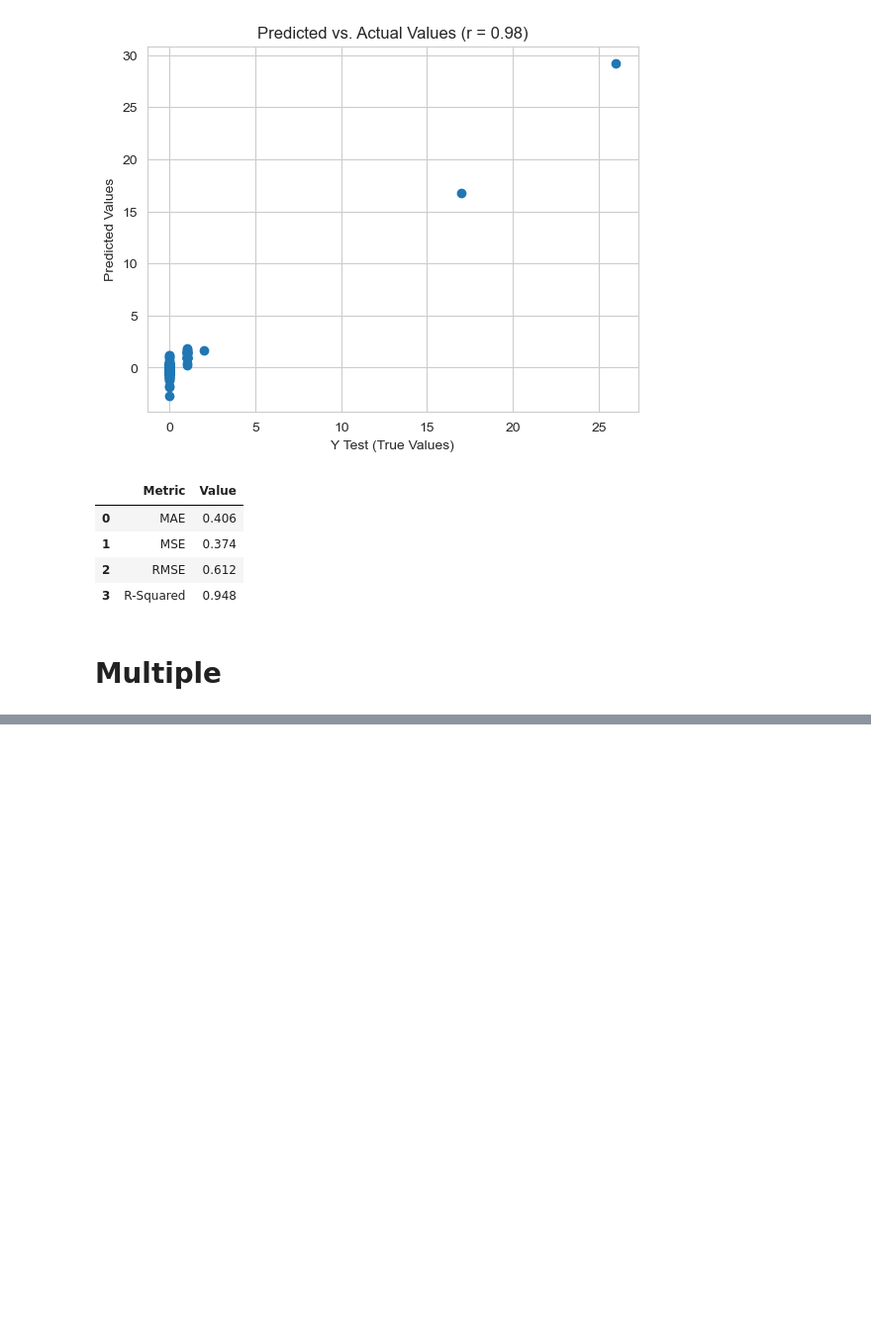
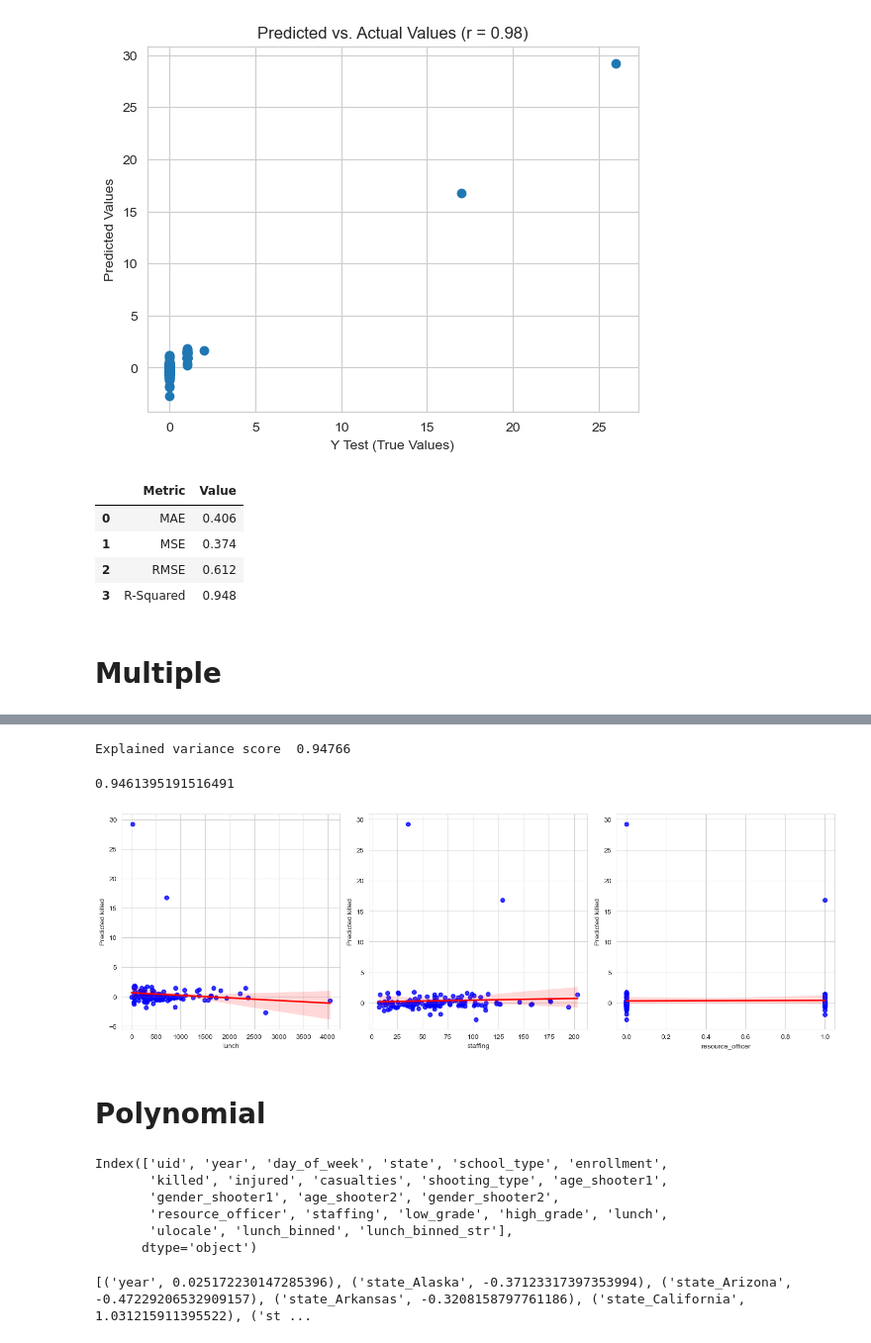
Before and after one commit to AhmadAlkaseb/BI, a Jupyter notebook: MiniProjekt3/Data/MiniProjekt3v1.ipynb, the cells around one changed output, grey strips where cells are left out. Shown at 99% size. Cells and saved outputs as stored; diff of their text form; code cells hidden in the pictures; blank space fills up the shorter version.

```diff
--- a/MiniProjekt3/Data/MiniProjekt3v1.ipynb
+++ b/MiniProjekt3/Data/MiniProjekt3v1.ipynb
@@ -468,3 +487,9 @@ metrics_df
 | 3 | R-Squared | 0.948 |
 # %% [markdown]
 # Multiple
+# %%
+# create a model
+linreg = LinearRegression()
+
+# fit the model to our training data
+linreg.fit(X_train, y_train)
@@ -470,0 +527,3 @@ metrics_df
+# %%
+# make predictions on the testing set
+y_predicted = linreg.predict(X_test)
@@ -470,0 +550,59 @@ metrics_df
+# %%
+import sklearn.metrics as sm
+
+# Explained variance (1 would be the best prediction)
+eV = round(sm.explained_variance_score(y_test, y_predicted), 6)
+print('Explained variance score ',eV )
+# %% [output]
+Explained variance score  0.94766
+# %%
+# R-squared
+r2_score(y_test, y_predicted)
+# %% [output]
+0.9461395191516491
+# %%
+features = ['lunch', 'staffing', 'resource_officer']
+plt.figure(figsize=(15, 5))
+for i, feature in enumerate(features):
+    plt.subplot(1, len(features), i + 1)
+    sns.regplot(x=X_test[feature], y=y_predicted, scatter_kws={'color': 'blue'}, line_kws={'color': 'red'})
+    plt.xlabel(feature)
+    plt.ylabel('Predicted killed')
+plt.tight_layout()
+plt.show()
+# %% [output]
+[figure, added]
+# %% [markdown]
+# Polynomial
+# %%
+df.columns
+# %% [output]
+Index(['uid', 'year', 'day_of_week', 'state', 'school_type', 'enrollment',
+       'killed', 'injured', 'casualties', 'shooting_type', 'age_shooter1',
+       'gender_shooter1', 'age_shooter2', 'gender_shooter2',
+       'resource_officer', 'staffing', 'low_grade', 'high_grade', 'lunch',
+       'ulocale', 'lunch_binned', 'lunch_binned_str'],
+      dtype='object')
+# %%
+
+# Group by the features you're interested in and count the number of shootings
+data_grouped = df.groupby(['state', 'school_type', 'year']).size().reset_index(name='num_shootings')
+
+# Define X and y
+X = data_grouped[['state', 'school_type', 'year']]  # Independent variables
+y = data_grouped['num_shootings']  # Dependent variable, number of shootings
+
+# One-hot encode categorical variables like 'state' and 'school_type'
+X = pd.get_dummies(X, columns=['state', 'school_type'], drop_first=True)
+
+# Split the data
+X_train, X_test, y_train, y_test = train_test_split(X, y, random_state=1)
+
+# Fit the model
+linreg = LinearRegression()
+linreg.fit(X_train, y_train)
+
+# Coefficients of the linear regression
+print(list(zip(X.columns, linreg.coef_)))
+# %% [output]
+[('year', 0.025172230147285396), ('state_Alaska', -0.37123317397353994), ('state_Arizona', -0.47229206532909157), ('state_Arkansas', -0.3208158797761186), ('state_California', 1.031215911395522), ('st ...
```
Also changed, not shown: parts of 26 cells of this notebook, 2 other files.
